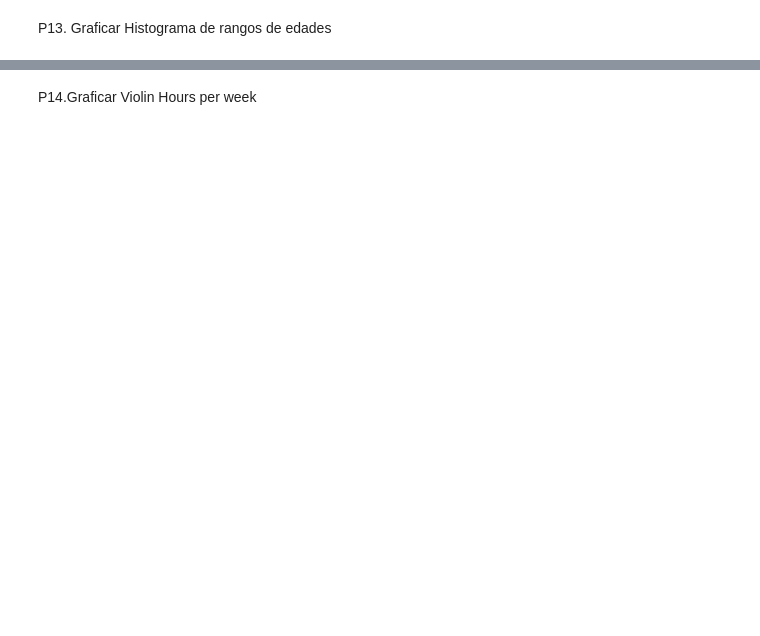
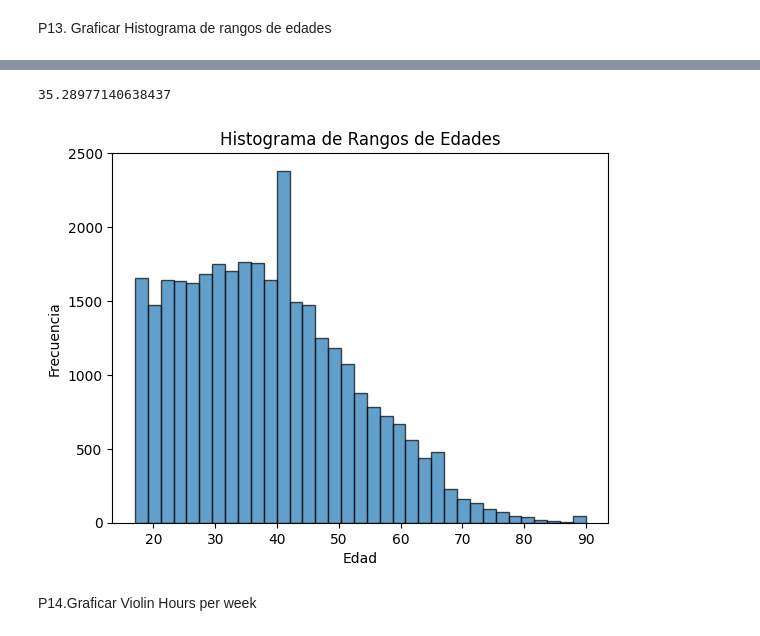
Before and after one commit to Xavier-ML/BIOESTADISTICA-XAVIER-ML, a Jupyter notebook: Examen_Final_Preguntas.ipynb, the cells around one changed output, grey strips where cells are left out. Drawn from its saved outputs; the diff is of its cells as text; code cells hidden in the pictures; blank space fills up the shorter version.

```diff
--- a/Examen_Final_Preguntas.ipynb
+++ b/Examen_Final_Preguntas.ipynb
@@ -350,2 +375,5 @@ Encontrar dicha fracción.
 # %% [markdown]
 P13. Graficar Histograma de rangos de edades
+# %%
+edades = datos['age']
+edades
@@ -352,2 +393,21 @@ P13. Graficar Histograma de rangos de edades
+# %%
+import math
+# regla de sturges
+k = 1 + 3.3*math.log(32560)
+k
+# %% [output]
+35.28977140638437
+# %%
+plt.hist(edades, bins=35, edgecolor='k', alpha=0.7)
+
+# Configurar el título y etiquetas de los ejes
+plt.title('Histograma de Rangos de Edades')
+plt.xlabel('Edad')
+plt.ylabel('Frecuencia')
+
+# Mostrar el histograma
+plt.show()
+# %% [output]
+[figure, added]
 # %% [markdown]
 P14.Graficar Violin  Hours per week
```
Also changed, not shown: parts of 4 cells of this notebook.
